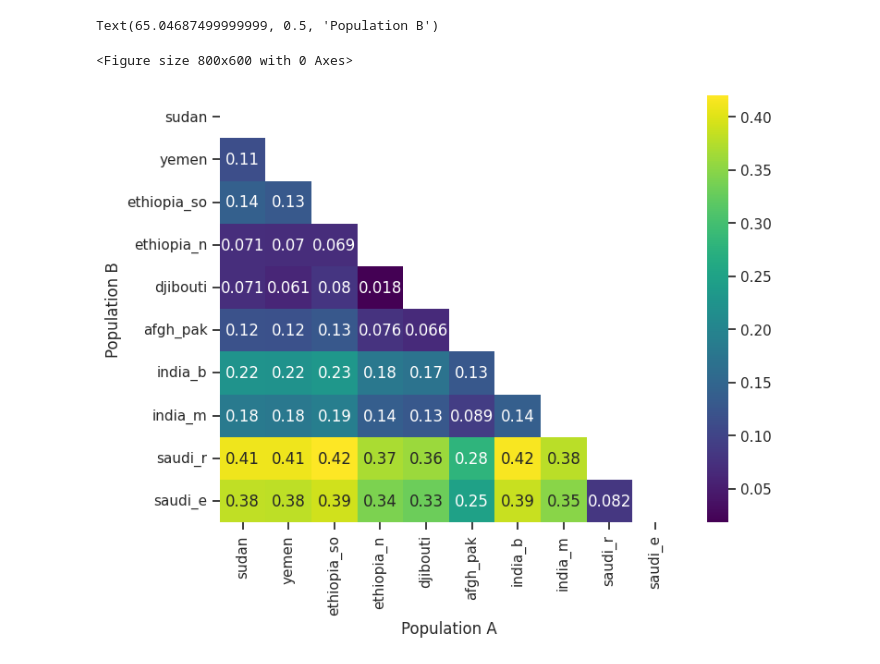
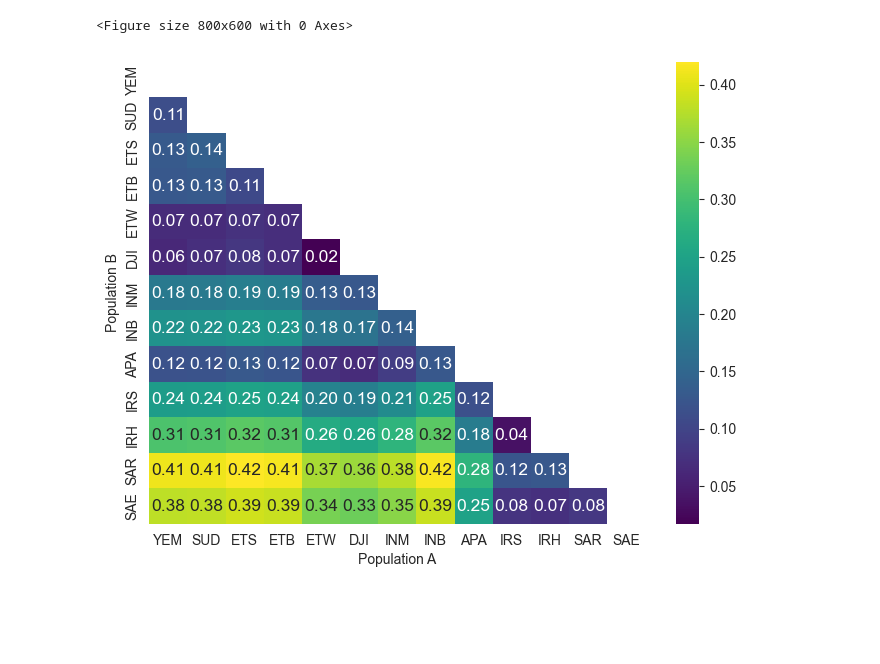
Before and after one commit to tristanpwdennis/AsGARD, a Jupyter notebook: notebooks/Fst.ipynb, the cells around one changed output. Saved outputs shown, nothing was run; the diff lists cells and outputs as text; code cells hidden in the pictures; blank space fills up the shorter version.

```diff
--- a/notebooks/Fst.ipynb
+++ b/notebooks/Fst.ipynb
@@ -280,15 +260,15 @@ cyp9k1_end = 9722225
 # %%
 fstlist = []
 winsize=10000
-output = '/home/dennist/lstm_data/cease/analysis/fst_20240712/'
+output = '/Users/dennistpw/Projects/AsGARD/data/fst_20240712'
 
 for chrom in ['CM023248','CM023249','CM023250']:
-    for popa, popb in it.combinations(df_samples.analysis_pop.unique(),2):
+    for popa, popb in it.combinations(df_samples.pop_code.unique(),2):
 
-        fst_df = do_fst_scan(
+        fst_df = do_fst_av(
             chrom = chrom,
-            sample_query_a = f'analysis_pop == "{popa}"',
-            sample_query_b = f'analysis_pop == "{popb}"',
+            sample_query_a = f'pop_code == "{popa}"',
+            sample_query_b = f'pop_code == "{popb}"',
             results_dir = output,
             analysis_name=f'{chrom}.{winsize}.{popa}.{popb}'
         )
@@ -394,15 +461,15 @@ plt.show()
 # %%
 fstlist = []
 winsize=10000
-output = '/home/dennist/lstm_data/cease/analysis/fst_20240712/'
+output = '/Users/dennistpw/Projects/AsGARD/data/fst_20240712'
 
 for chrom in ['CM023248','CM023249','CM023250']:
-    for popa, popb in it.combinations(df_samples.analysis_pop.unique(),2):
+    for popa, popb in it.combinations(df_samples.pop_code.unique(),2):
 
         hud_fst_df = do_fst_av(
             chrom = chrom,
-            sample_query_a = f'analysis_pop == "{popa}"',
-            sample_query_b = f'analysis_pop == "{popb}"',
+            sample_query_a = f'pop_code == "{popa}"',
+            sample_query_b = f'pop_code == "{popb}"',
             results_dir = output,
             #analysis_name=f'{chrom}.{winsize}.{popa}.{popb}.hudfst'
         )
@@ -454,34 +507,52 @@ order.reverse()
+# %%
+order = ['YEM',
+ 'SUD',
+ 'ETS',
+ 'ETB',
+ 'ETW',
+ 'DJI',
+ 'INM',
+ 'INB',
+ 'APA',
+ 'IRS',
+ 'IRH',
+ 'SAR',
+ 'SAE']
 # %%
 sub2.columns = ['fst', 'se', 'popb', 'popa', 'chrom']
 subc=pd.concat([sub,sub2])
 pivot_df = subc.pivot(index="popa", columns="popb", values="fst")
 
 #reorder df
 
 reordered_df = pivot_df.loc[order, order]
 
 # Create a mask for the lower triangle
 mask = np.triu(np.ones_like(reordered_df, dtype=bool))
+sns.set_style('white')
 
 # Plot the heatmap with the mask
 plt.figure(figsize=(8, 6))
 # Plot the heatmap with the mask
 plt.figure(figsize=(8, 6))
-ax = sns.heatmap(
+hm = sns.heatmap(
     reordered_df,
     mask=mask,
     cmap='viridis',  # Use viridis color palette
     annot=True,
-    cbar=True
+    cbar=True,
+    fmt=".2f",
+    annot_kws={"size": 12.5}
 )
 
 # Customize axis labels
-ax.set_xlabel('Population A')
-ax.set_ylabel('Population B')
+hm.set_xlabel('Population A')
+hm.set_ylabel('Population B')
+plt.savefig('../figures/fst_heatmap.svg')
+plt.savefig('../figures/fst_heatmap.png')
 # %% [output]
-Text(65.04687499999999, 0.5, 'Population B')
+<Figure size 800x600 with 0 Axes>
-<Figure size 800x600 with 0 Axes>
-[figure, old version]
+[figure, new version]
 # %%
 pivot_df = subc.pivot(index="popa", columns="popb", values="fst")
 
```
Also changed, not shown: parts of 28 cells of this notebook, 37 other files.
